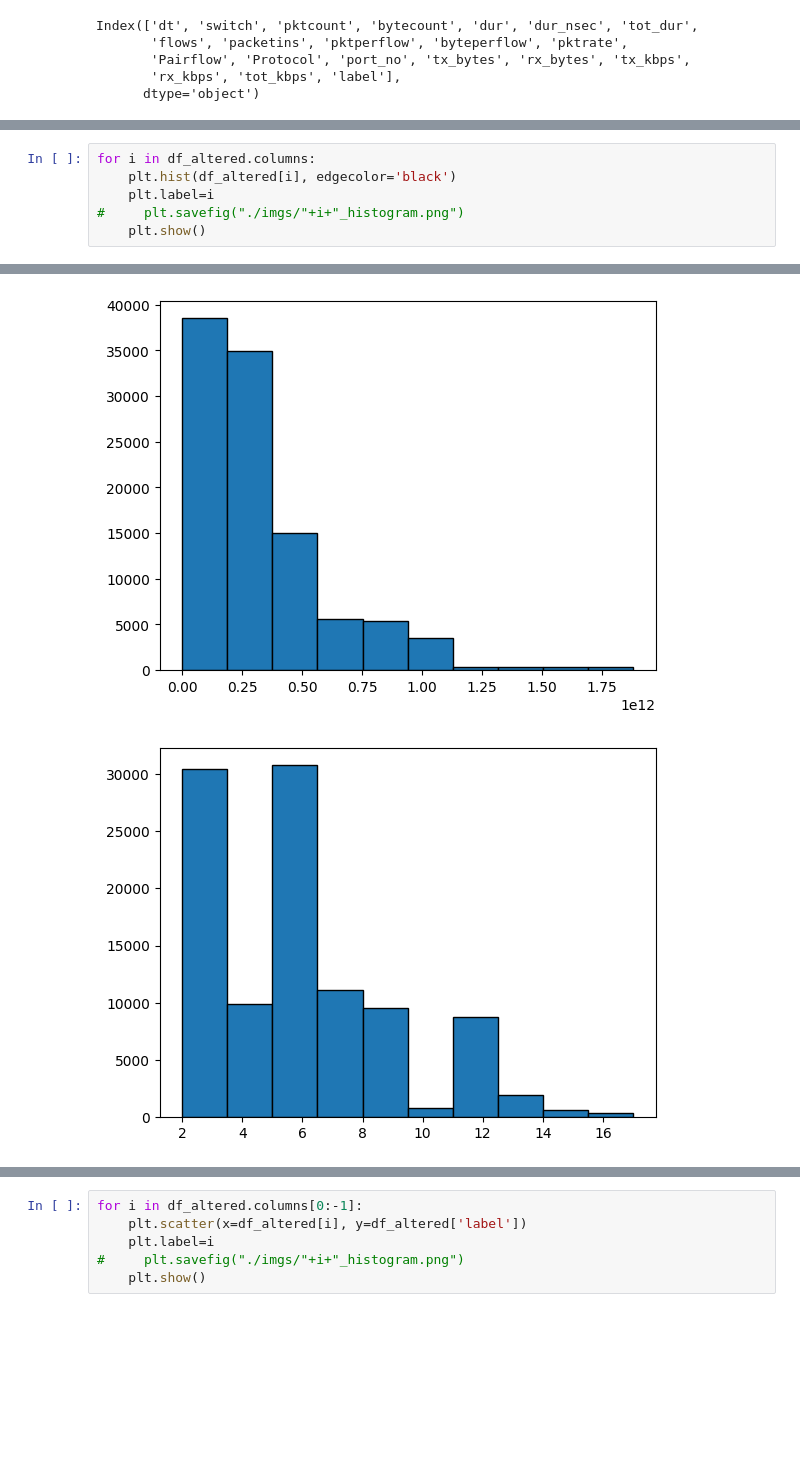
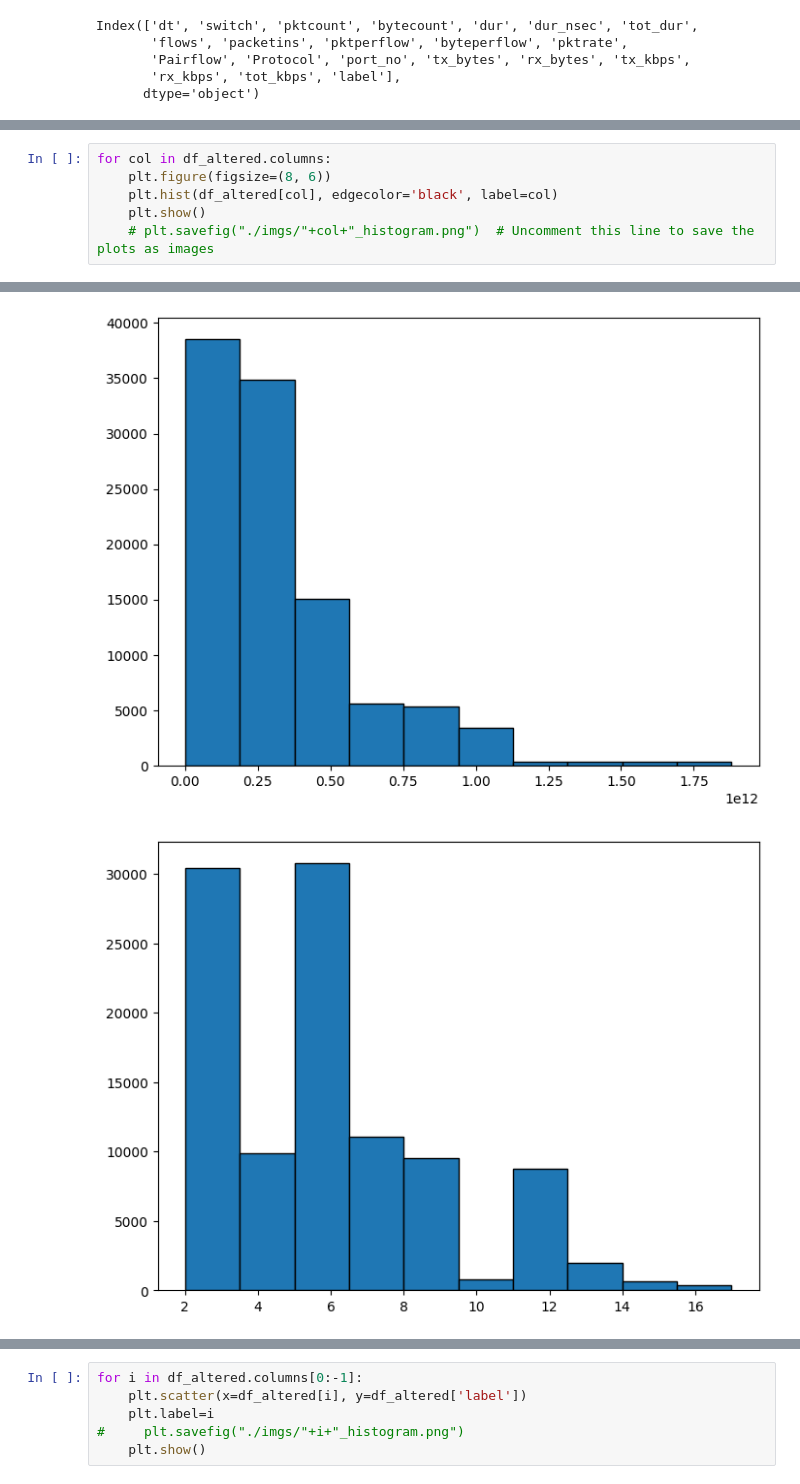
Before and after one commit to UsmanAli105/DataScience, a Jupyter notebook: 02 DDOS Attack Prediction/Project.ipynb, the cells around one changed output, grey strips where cells are left out. Saved outputs shown, nothing was run; the diff lists cells and outputs as text; blank space fills up the shorter version.

```diff
--- a/02 DDOS Attack Prediction/Project.ipynb
+++ b/02 DDOS Attack Prediction/Project.ipynb
@@ -155,7 +157,7 @@ Index(['dt', 'switch', 'pktcount', 'bytecount', 'dur', 'dur_nsec', 'tot_dur',
 # %%
-for i in df_altered.columns:
-    plt.hist(df_altered[i], edgecolor='black')
-    plt.label=i
-#     plt.savefig("./imgs/"+i+"_histogram.png")
+for col in df_altered.columns:
+    plt.figure(figsize=(8, 6))
+    plt.hist(df_altered[col], edgecolor='black', label=col)
     plt.show()
+    # plt.savefig("./imgs/"+col+"_histogram.png")  # Uncomment this line to save the plots as images
 # %% [output]
@@ -168,2 +170,2 @@ for i in df_altered.columns:
-[figure, old version]
+[figure, new version]
-[figure, old version]
+[figure, new version]
```
Also changed, not shown: parts of 16 cells of this notebook.
